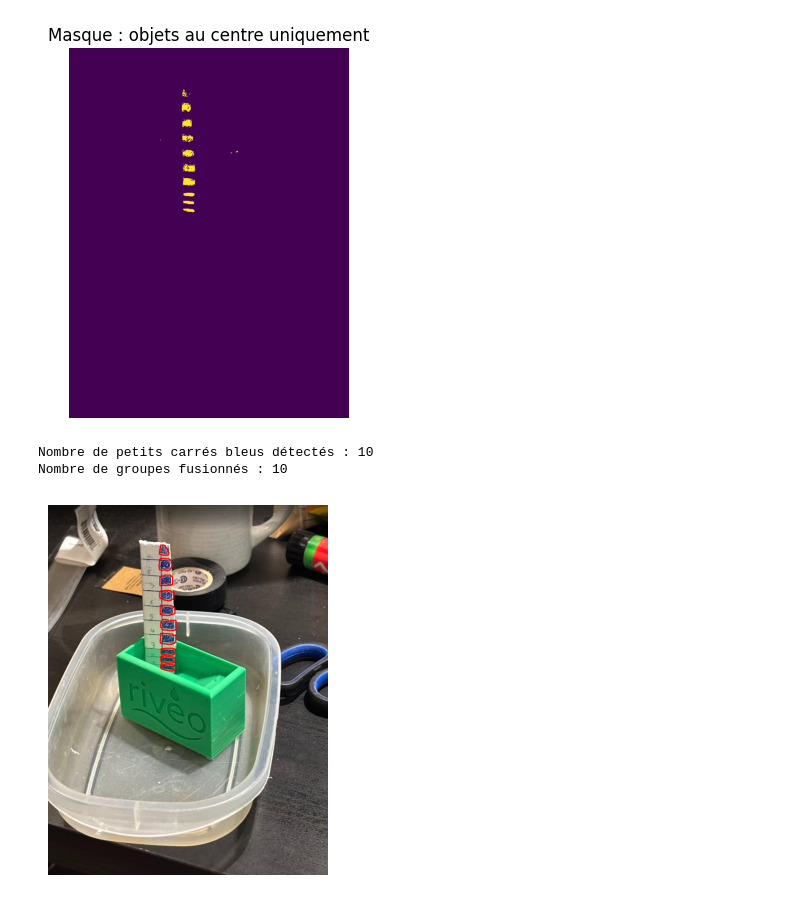
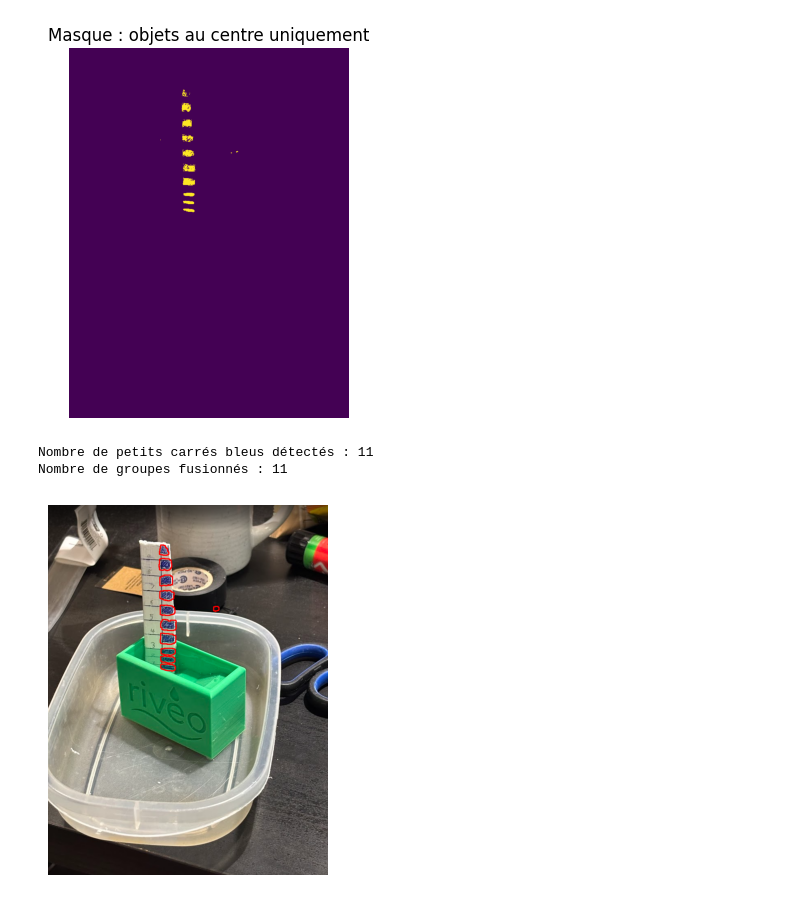
Before and after one commit to Riveo-hydro/WaterRulerVision, a Jupyter notebook: src/openCV/main.ipynb, the cells around one changed output. Drawn from its saved outputs; the diff is of its cells as text; code cells hidden in the pictures.

```diff
--- a/src/openCV/main.ipynb
+++ b/src/openCV/main.ipynb
@@ -60,30 +63,30 @@ plt.show()
 # %%
 contours, _ = cv2.findContours(mask_centre, cv2.RETR_EXTERNAL, cv2.CHAIN_APPROX_SIMPLE)
 
-petits_bleus = [c for c in contours if 60 < cv2.contourArea(c) < 1000]  # adapte les seuils à ta taille de carrés
+petits_bleus = [c for c in contours if 2 < cv2.contourArea(c) < 1000]  # adapte les seuils à ta taille de carrés
 
 print(f"Nombre de petits carrés bleus détectés : {len(petits_bleus)}")
 
 
 fusion = np.zeros_like(mask_centre)
 cv2.drawContours(fusion, petits_bleus, -1, 255, thickness=cv2.FILLED)
 
 kernel = cv2.getStructuringElement(cv2.MORPH_ELLIPSE, (10, 10))  # ajuste la taille selon l'espacement réel
 fusion = cv2.dilate(fusion, kernel, iterations=1)
 
 contours_fusionnes, _ = cv2.findContours(fusion, cv2.RETR_EXTERNAL, cv2.CHAIN_APPROX_SIMPLE)
 print(f"Nombre de groupes fusionnés : {len(contours_fusionnes)}")
 
 
 # Optionnel : visualise-les sur l'image
 output = img2.copy()
 cv2.drawContours(output, contours_fusionnes, -1, (0,0,255), 2)
 
-import matplotlib.pyplot as plt
+
 plt.imshow(cv2.cvtColor(output, cv2.COLOR_BGR2RGB))
 plt.axis("off")
 plt.show()
 # %% [output]
-Nombre de petits carrés bleus détectés : 10
-Nombre de groupes fusionnés : 10
+Nombre de petits carrés bleus détectés : 11
+Nombre de groupes fusionnés : 11
-[figure, old version]
+[figure, new version]
```
Also changed, not shown: parts of 5 cells of this notebook.
